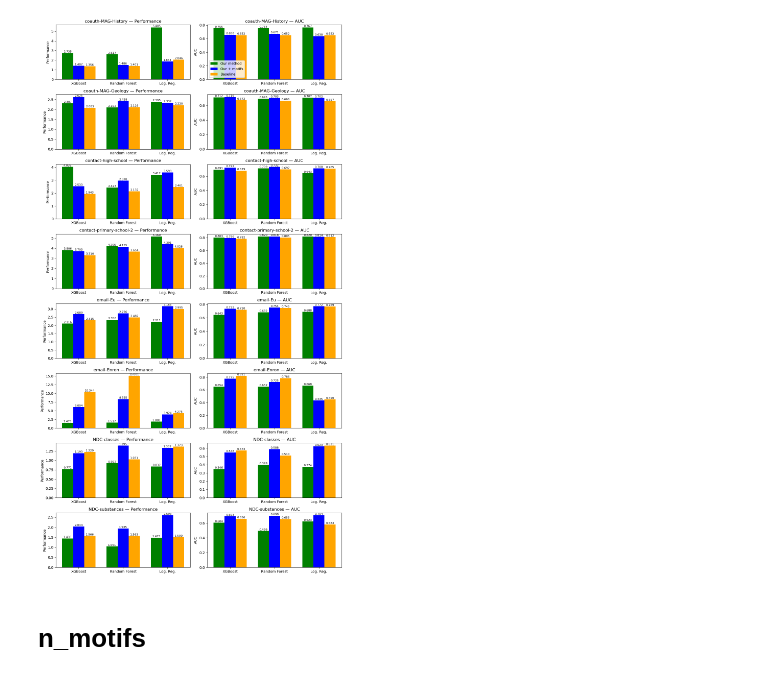
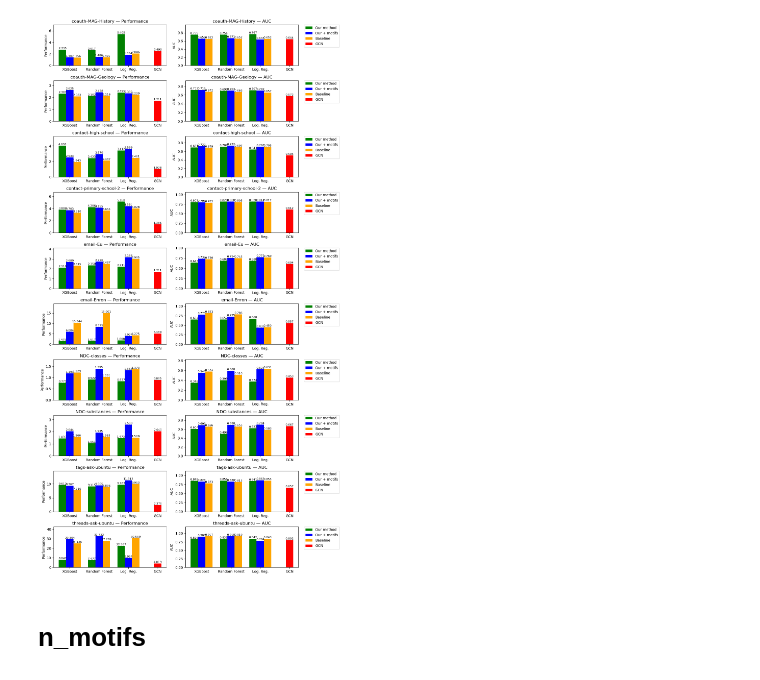
Before and after one commit to nurek-mateusz/higher-order-link-prediction, a Jupyter notebook: create_plots.ipynb, the cells around one changed output. Drawn from its saved outputs; the diff is of its cells as text; code cells hidden in the pictures.

```diff
--- a/create_plots.ipynb
+++ b/create_plots.ipynb
@@ -12,10 +12,12 @@ datasets = [
     "email-Eu",
     "email-Enron",
     "NDC-classes",
-    "NDC-substances"
+    "NDC-substances",
+    "tags-ask-ubuntu",
+    "threads-ask-ubuntu"
 ]
 methods = ["xgb", "rf", "lr"]
-method_labels = ["XGBoost", "Random Forest", "Log. Reg."]
+method_labels = ["XGBoost", "Random Forest", "Log. Reg.", "GCN"]
 metrics = ["performance", "auc"]
 metric_labels = {"performance": "Performance", "auc": "AUC"}
 
@@ -23,6 +25,7 @@ metric_labels = {"performance": "Performance", "auc": "AUC"}
 our_base = Path("results_our/time")
 our_motifs_base = Path("results_our_and_motifs/time")
 baseline_base = Path("baseline/results_baseline/time")
+gnn_base = Path("results_gnn/time")
 
 # Function to read a single CSV and return a dict with values
 def read_metrics(path: Path):
@@ -63,6 +66,16 @@ for dataset in datasets:
             "auc": base_metrics["auc"],
         })
 
+    gnn_path = gnn_base / dataset / "metrics" / f"test_gcn.csv"
+    gnn_metrics = read_metrics(gnn_path)
+    data.append({
+        "dataset": dataset,
+        "method": 'GCN',
+        "type": "GCN",
+        "performance": gnn_metrics["performance"],
+        "auc": gnn_metrics["auc"],
+    })
+
 # Convert to DataFrame
 df = pd.DataFrame(data)
 
@@ -91,6 +104,10 @@ for i, dataset in enumerate(datasets):
             for m in methods
         ]
 
+        gnn_vals = [
+            subset[(subset["method"] == 'GCN') & (subset["type"] == "GCN")][metric].values[0]
+        ]
+
         # kolejność: our (lewo), our+motifs (środek), baseline (prawo)
         bars_our = ax.bar(
             [p - width for p in x],
@@ -106,40 +123,48 @@ for i, dataset in enumerate(datasets):
             label="Our + motifs",
             color="blue",
         )
         bars_base = ax.bar(
             [p + width for p in x],
             base_vals,
             width,
             label="Baseline",
             color="orange",
         )
 
+        bars_gnn = ax.bar(
+            [3],
+            gnn_vals,
+            width,
+            label="GCN",
+            color="red",
+        )
+
         # Add numbers above bars
-        for bar in list(bars_our) + list(bars_our_motifs) + list(bars_base):
+        for bar in list(bars_our) + list(bars_our_motifs) + list(bars_base) + list(bars_gnn):
             height = bar.get_height()
             ax.text(
                 bar.get_x() + bar.get_width() / 2,
                 height,
                 f"{height:.3f}",
                 ha="center",
                 va="bottom",
                 fontsize=8,
             )
 
         ax.set_title(f"{dataset} — {metric_labels[metric]}")
-        ax.set_xticks(list(x))
+        ax.set_xticks(range(4))
         ax.set_xticklabels(method_labels)
         ax.set_ylabel(metric_labels[metric])
+        ax.set_ymargin(0.3)
 
-        if i == 0 and j == 1:
-            ax.legend()
+        if j == 1:
+            ax.legend(bbox_to_anchor=(1.05, 1), loc='upper left', borderaxespad=0.)
 
 plt.tight_layout()
+plt.savefig('performance_auc.pdf', format="pdf", bbox_inches="tight")
 plt.show()
-
-# 1 3 5 10 20 40 80
 # %% [output]
-[figure, old version]
+[figure, new version]
 # %% [markdown]
 # n_motifs
 # %%
```
Also changed, not shown: parts of 1 cell of this notebook, 24 other files.
